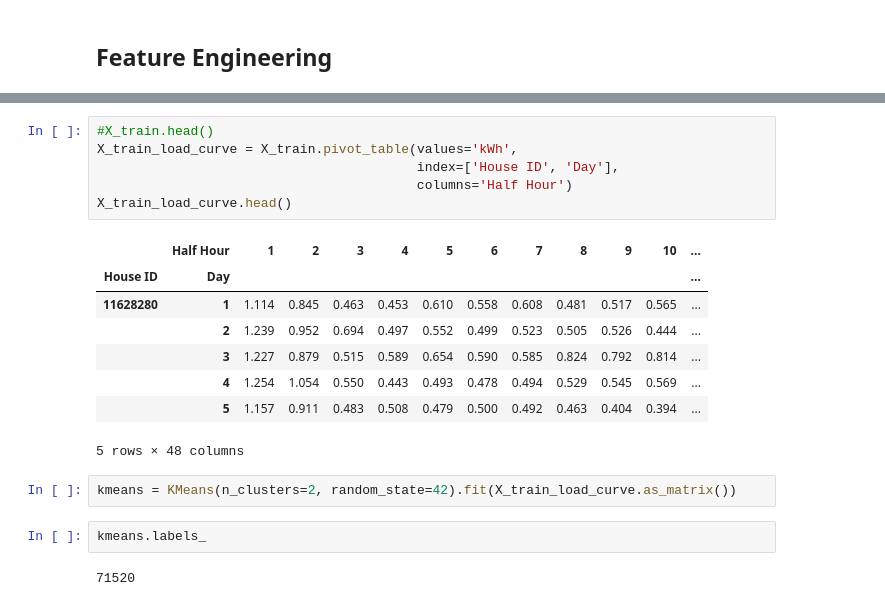
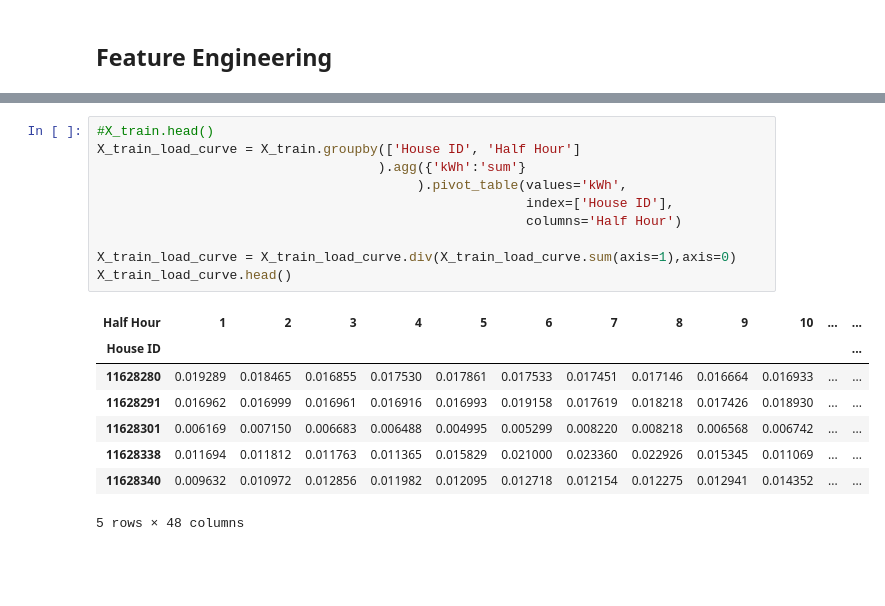
Before and after one commit to torenunez/udacity-mlnd-capstone, a Jupyter notebook: ev-capstone.ipynb, the cells around one changed output, grey strips where cells are left out. Cells and saved outputs as stored; diff of their text form; blank space fills up the shorter version.

```diff
--- a/ev-capstone.ipynb
+++ b/ev-capstone.ipynb
@@ -357,21 +357,19 @@ X_train.groupby('Hour').agg({'kWh':'sum'}).plot(xticks=np.arange(1,25))
 # %%
 #X_train.head()
-X_train_load_curve = X_train.pivot_table(values='kWh',
-                                         index=['House ID', 'Day'],
-                                         columns='Half Hour')
+X_train_load_curve = X_train.groupby(['House ID', 'Half Hour']
+                                    ).agg({'kWh':'sum'}
+                                         ).pivot_table(values='kWh',
+                                                       index=['House ID'],
+                                                       columns='Half Hour')
+
+X_train_load_curve = X_train_load_curve.div(X_train_load_curve.sum(axis=1),axis=0)
 X_train_load_curve.head()
 # %% [output]
-|  | Half Hour | 1 | 2 | 3 | 4 | 5 | 6 | 7 | 8 | 9 | 10 | ... |
-| House ID | Day |  |  |  |  |  |  |  |  |  |  | ... |
-| 11628280 | 1 | 1.114 | 0.845 | 0.463 | 0.453 | 0.610 | 0.558 | 0.608 | 0.481 | 0.517 | 0.565 | ... |
-|  | 2 | 1.239 | 0.952 | 0.694 | 0.497 | 0.552 | 0.499 | 0.523 | 0.505 | 0.526 | 0.444 | ... |
-|  | 3 | 1.227 | 0.879 | 0.515 | 0.589 | 0.654 | 0.590 | 0.585 | 0.824 | 0.792 | 0.814 | ... |
-|  | 4 | 1.254 | 1.054 | 0.550 | 0.443 | 0.493 | 0.478 | 0.494 | 0.529 | 0.545 | 0.569 | ... |
-|  | 5 | 1.157 | 0.911 | 0.483 | 0.508 | 0.479 | 0.500 | 0.492 | 0.463 | 0.404 | 0.394 | ... |
+| Half Hour | 1 | 2 | 3 | 4 | 5 | 6 | 7 | 8 | 9 | 10 | ... | ... |
+| House ID |  |  |  |  |  |  |  |  |  |  |  | ... |
+| 11628280 | 0.019289 | 0.018465 | 0.016855 | 0.017530 | 0.017861 | 0.017533 | 0.017451 | 0.017146 | 0.016664 | 0.016933 | ... | ... |
+| 11628291 | 0.016962 | 0.016999 | 0.016961 | 0.016916 | 0.016993 | 0.019158 | 0.017619 | 0.018218 | 0.017426 | 0.018930 | ... | ... |
+| 11628301 | 0.006169 | 0.007150 | 0.006683 | 0.006488 | 0.004995 | 0.005299 | 0.008220 | 0.008218 | 0.006568 | 0.006742 | ... | ... |
+| 11628338 | 0.011694 | 0.011812 | 0.011763 | 0.011365 | 0.015829 | 0.021000 | 0.023360 | 0.022926 | 0.015345 | 0.011069 | ... | ... |
+| 11628340 | 0.009632 | 0.010972 | 0.012856 | 0.011982 | 0.012095 | 0.012718 | 0.012154 | 0.012275 | 0.012941 | 0.014352 | ... | ... |
 5 rows × 48 columns
-# %%
-kmeans = KMeans(n_clusters=2, random_state=42).fit(X_train_load_curve.as_matrix())
-# %%
-kmeans.labels_
-# %% [output]
-71520
```
Also changed, not shown: parts of 6 cells of this notebook.
